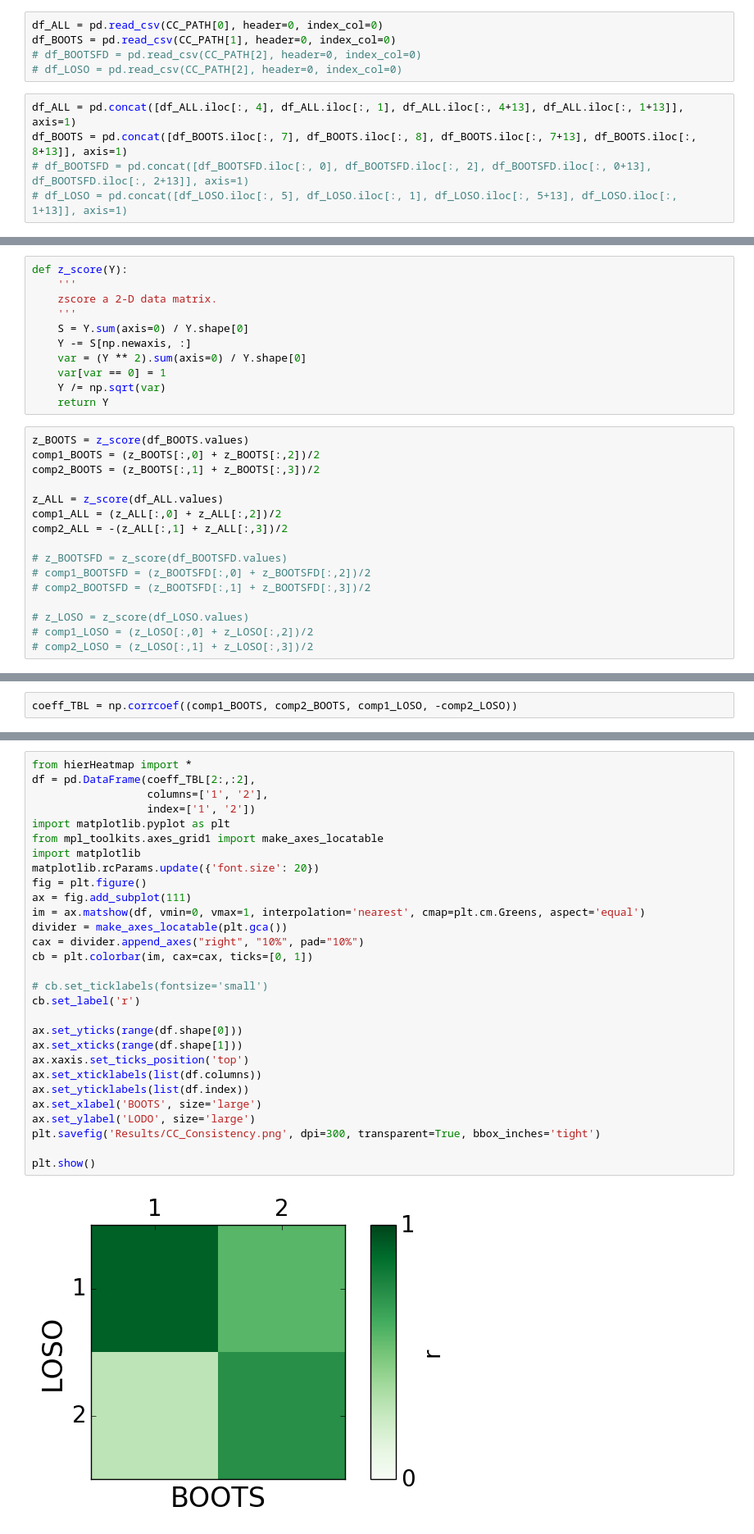
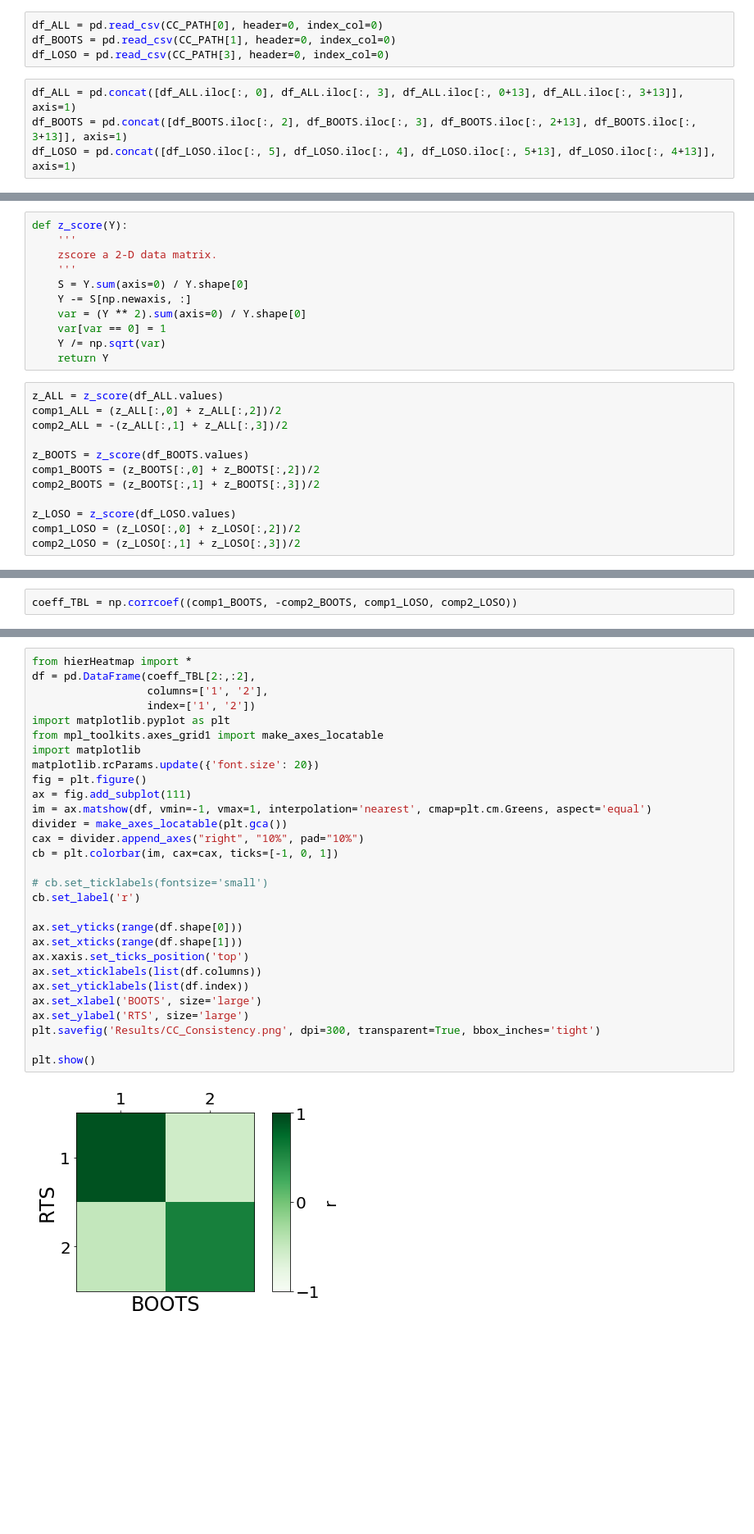
Before and after one commit to htwangtw/DimensionsOfExperience, a Jupyter notebook: 5-1_ SelectComponentSPSS.ipynb, the cells around one changed output, grey strips where cells are left out. Shown at 82% size. Cells and saved outputs as stored; diff of their text form; blank space fills up the shorter version.

```diff
--- a/5-1_ SelectComponentSPSS.ipynb
+++ b/5-1_ SelectComponentSPSS.ipynb
@@ -10,10 +11,8 @@ print CC_PATH
 # %%
 df_ALL = pd.read_csv(CC_PATH[0], header=0, index_col=0)
 df_BOOTS = pd.read_csv(CC_PATH[1], header=0, index_col=0)
-# df_BOOTSFD = pd.read_csv(CC_PATH[2], header=0, index_col=0)
-# df_LOSO = pd.read_csv(CC_PATH[2], header=0, index_col=0)
+df_LOSO = pd.read_csv(CC_PATH[3], header=0, index_col=0)
 # %%
-df_ALL = pd.concat([df_ALL.iloc[:, 4], df_ALL.iloc[:, 1], df_ALL.iloc[:, 4+13], df_ALL.iloc[:, 1+13]], axis=1)
-df_BOOTS = pd.concat([df_BOOTS.iloc[:, 7], df_BOOTS.iloc[:, 8], df_BOOTS.iloc[:, 7+13], df_BOOTS.iloc[:, 8+13]], axis=1)
-# df_BOOTSFD = pd.concat([df_BOOTSFD.iloc[:, 0], df_BOOTSFD.iloc[:, 2], df_BOOTSFD.iloc[:, 0+13], df_BOOTSFD.iloc[:, 2+13]], axis=1)
-# df_LOSO = pd.concat([df_LOSO.iloc[:, 5], df_LOSO.iloc[:, 1], df_LOSO.iloc[:, 5+13], df_LOSO.iloc[:, 1+13]], axis=1)
+df_ALL = pd.concat([df_ALL.iloc[:, 0], df_ALL.iloc[:, 3], df_ALL.iloc[:, 0+13], df_ALL.iloc[:, 3+13]], axis=1)
+df_BOOTS = pd.concat([df_BOOTS.iloc[:, 2], df_BOOTS.iloc[:, 3], df_BOOTS.iloc[:, 2+13], df_BOOTS.iloc[:, 3+13]], axis=1)
+df_LOSO = pd.concat([df_LOSO.iloc[:, 5], df_LOSO.iloc[:, 4], df_LOSO.iloc[:, 5+13], df_LOSO.iloc[:, 4+13]], axis=1)
@@ -31,21 +28,17 @@ def z_score(Y):
     Y /= np.sqrt(var)
     return Y
 # %%
+z_ALL = z_score(df_ALL.values)
+comp1_ALL = (z_ALL[:,0] + z_ALL[:,2])/2
+comp2_ALL = -(z_ALL[:,1] + z_ALL[:,3])/2
+
 z_BOOTS = z_score(df_BOOTS.values)
 comp1_BOOTS = (z_BOOTS[:,0] + z_BOOTS[:,2])/2
 comp2_BOOTS = (z_BOOTS[:,1] + z_BOOTS[:,3])/2
 
-z_ALL = z_score(df_ALL.values)
-comp1_ALL = (z_ALL[:,0] + z_ALL[:,2])/2
-comp2_ALL = -(z_ALL[:,1] + z_ALL[:,3])/2
-
-# z_BOOTSFD = z_score(df_BOOTSFD.values)
-# comp1_BOOTSFD = (z_BOOTSFD[:,0] + z_BOOTSFD[:,2])/2
-# comp2_BOOTSFD = (z_BOOTSFD[:,1] + z_BOOTSFD[:,3])/2
-
-# z_LOSO = z_score(df_LOSO.values)
-# comp1_LOSO = (z_LOSO[:,0] + z_LOSO[:,2])/2
-# comp2_LOSO = (z_LOSO[:,1] + z_LOSO[:,3])/2
+z_LOSO = z_score(df_LOSO.values)
+comp1_LOSO = (z_LOSO[:,0] + z_LOSO[:,2])/2
+comp2_LOSO = (z_LOSO[:,1] + z_LOSO[:,3])/2
 # %%
 # FSL EVs
 subj_subset = df_BOOTS.index - 1
@@ -86,5 +72,5 @@ pd.concat([df_all, df_SCA], axis=1).to_csv('Results/RemoveHighFD/DMN16.csv')
 # %%
-coeff_TBL = np.corrcoef((comp1_BOOTS, comp2_BOOTS, comp1_LOSO, -comp2_LOSO))
+coeff_TBL = np.corrcoef((comp1_BOOTS, -comp2_BOOTS, comp1_LOSO, comp2_LOSO))
 # %%
 print coeff_TBL
 # %% [output]
@@ -95,31 +81,31 @@ print coeff_TBL
 # %%
 from hierHeatmap import *
 df = pd.DataFrame(coeff_TBL[2:,:2],
                   columns=['1', '2'],
                   index=['1', '2'])
 import matplotlib.pyplot as plt
 from mpl_toolkits.axes_grid1 import make_axes_locatable
 import matplotlib
 matplotlib.rcParams.update({'font.size': 20})
 fig = plt.figure()
 ax = fig.add_subplot(111)
-im = ax.matshow(df, vmin=0, vmax=1, interpolation='nearest', cmap=plt.cm.Greens, aspect='equal')
+im = ax.matshow(df, vmin=-1, vmax=1, interpolation='nearest', cmap=plt.cm.Greens, aspect='equal')
 divider = make_axes_locatable(plt.gca())
 cax = divider.append_axes("right", "10%", pad="10%")
-cb = plt.colorbar(im, cax=cax, ticks=[0, 1])
+cb = plt.colorbar(im, cax=cax, ticks=[-1, 0, 1])
 
 # cb.set_ticklabels(fontsize='small')
 cb.set_label('r')
 
 ax.set_yticks(range(df.shape[0]))
 ax.set_xticks(range(df.shape[1]))
 ax.xaxis.set_ticks_position('top')
 ax.set_xticklabels(list(df.columns))
 ax.set_yticklabels(list(df.index))
 ax.set_xlabel('BOOTS', size='large')
-ax.set_ylabel('LODO', size='large')
+ax.set_ylabel('RTS', size='large')
 plt.savefig('Results/CC_Consistency.png', dpi=300, transparent=True, bbox_inches='tight')
 
 plt.show()
 # %% [output]
-[figure, old version]
+[figure, new version]
```
Also changed, not shown: parts of 6 cells of this notebook, 3 other files.
